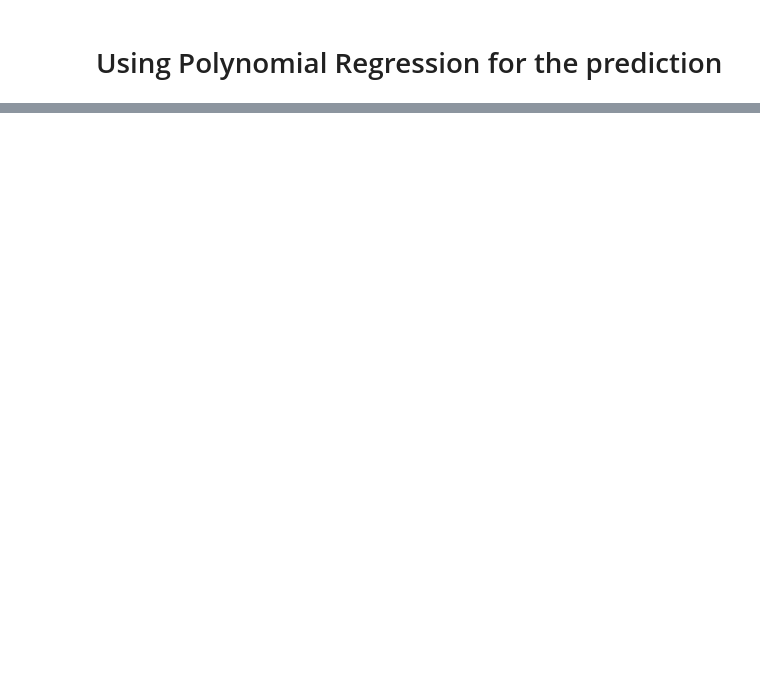
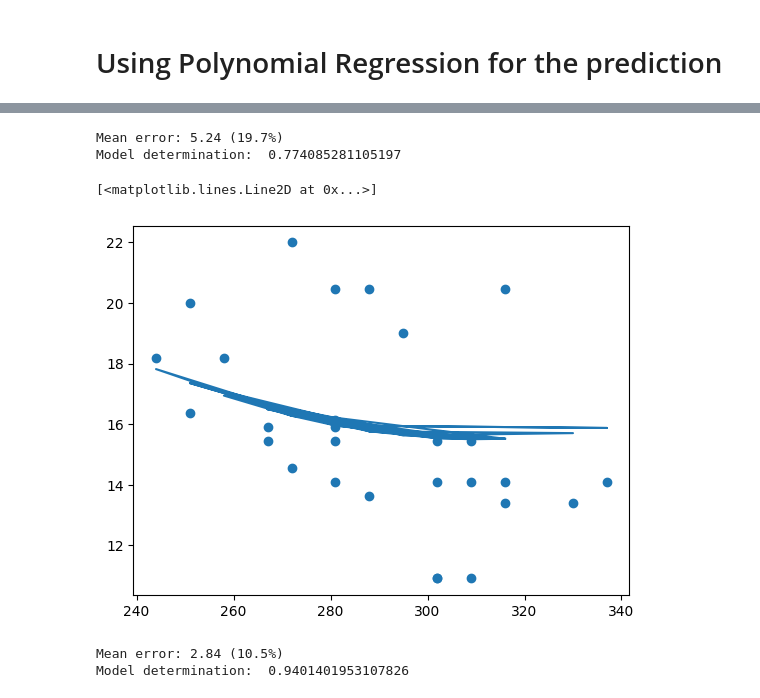
Before and after one commit to Seniyax/Regression_models, a Jupyter notebook: cleandata.ipynb, the cells around one changed output, grey strips where cells are left out. Drawn from its saved outputs; the diff is of its cells as text; code cells hidden in the pictures; blank space fills up the shorter version.

```diff
--- a/cleandata.ipynb
+++ b/cleandata.ipynb
@@ -238,0 +218,35 @@ Model determination:  0.07639977655280172
+# %%
+def run_linear_regression(X,y):
+    X_train, X_test, y_train, y_test = train_test_split(X, y, test_size=0.2, random_state=0)
+    lin_reg = LinearRegression()
+    lin_reg.fit(X_train,y_train)
+
+    pred = lin_reg.predict(X_test)
+
+    mse = np.sqrt(mean_squared_error(y_test,pred))
+    print(f'Mean error: {mse:3.3} ({mse/np.mean(pred)*100:3.3}%)')
+
+    score = lin_reg.score(X_train,y_train)
+    print('Model determination: ', score)
+
+run_linear_regression(X,y)
+# %% [output]
+Mean error: 5.24 (19.7%)
+Model determination:  0.774085281105197
+# %%
+plt.scatter(X_test,y_test)
+plt.plot(X_test,pred)
+# %% [output]
+[<matplotlib.lines.Line2D at 0x...>]
+[figure, added]
+# %%
+X = pd.get_dummies(new_pumpkins['Variety']) \
+        .join(new_pumpkins['Month']) \
+        .join(pd.get_dummies(new_pumpkins['City'])) \
+        .join(pd.get_dummies(new_pumpkins['Package']))
+y = new_pumpkins['Price']
+
+run_linear_regression(X,y)
+# %% [output]
+Mean error: 2.84 (10.5%)
+Model determination:  0.9401401953107826
```
Also changed, not shown: parts of 26 cells of this notebook.
